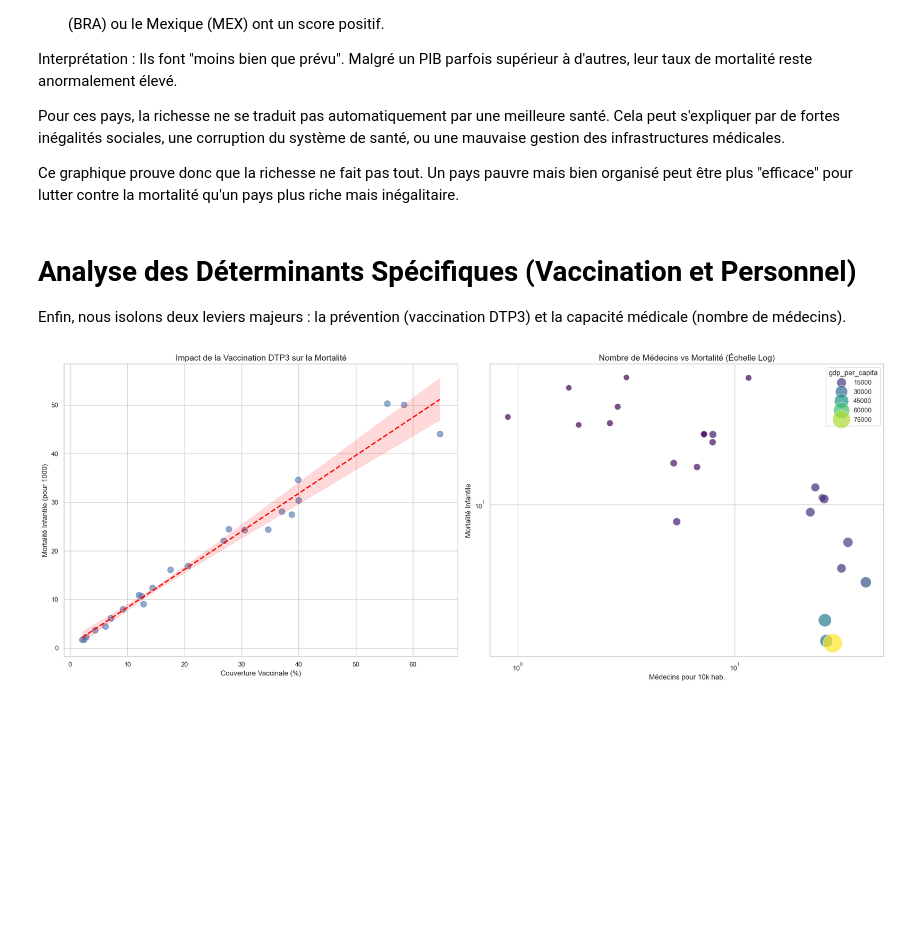
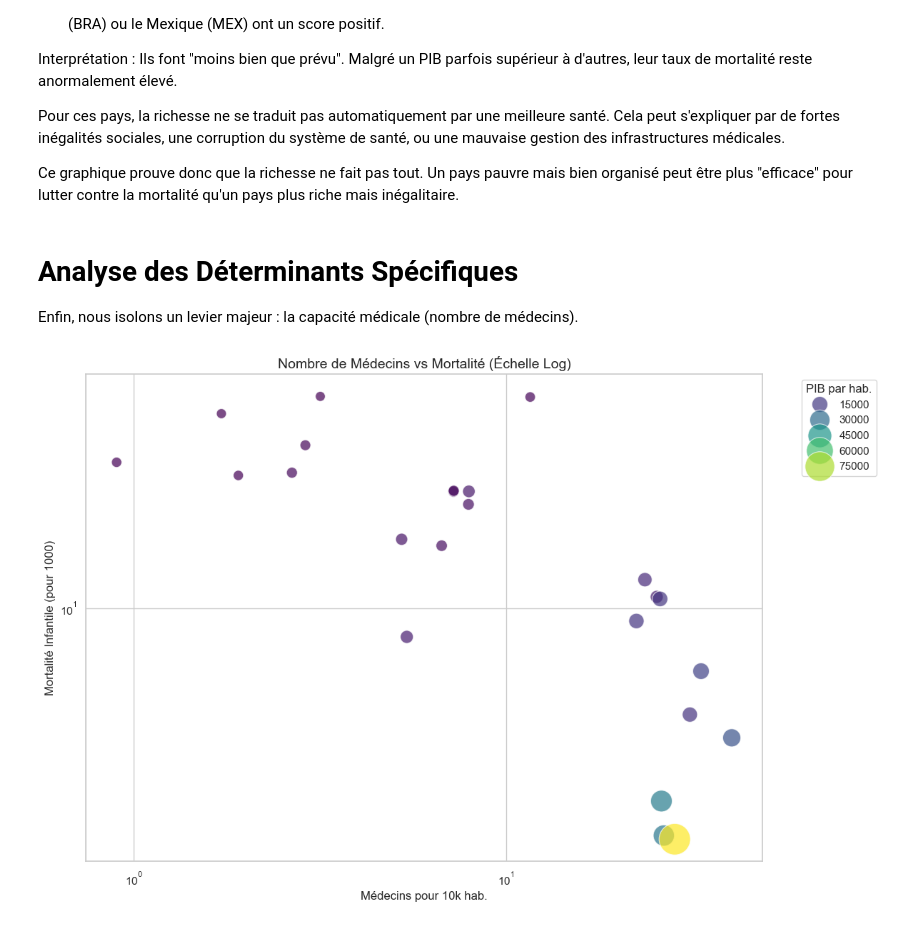
Before and after one commit to timthib/healthcare_disease_prediction, a Jupyter notebook: DataExploration.ipynb, the cells around one changed output. Cells and saved outputs as stored; diff of their text form; code cells hidden in the pictures; blank space fills up the shorter version.

Commit message:
graphique du coude

```diff
--- a/DataExploration.ipynb
+++ b/DataExploration.ipynb
@@ -223,30 +223,38 @@ Pour ces pays, la richesse ne se traduit pas automatiquement par une meilleure s
 
 Ce graphique prouve donc que la richesse ne fait pas tout. Un pays pauvre mais bien organisé peut être plus "efficace" pour lutter contre la mortalité qu'un pays plus riche mais inégalitaire.
 # %% [markdown]
-# Analyse des Déterminants Spécifiques (Vaccination et Personnel)
-Enfin, nous isolons deux leviers majeurs : la prévention (vaccination DTP3) et la capacité médicale (nombre de médecins).
+# Analyse des Déterminants Spécifiques
+Enfin, nous isolons un levier majeur : la capacité médicale (nombre de médecins).
 # %%
-fig, (ax1, ax2) = plt.subplots(1, 2, figsize=(20, 8))
+plt.figure(figsize=(12, 8))
 
-# Graphique 1 : Prévention (Vaccination)
-sns.regplot(data=df_latest, x='dtp3_vaccination_rate', y='infant_mortality_rate',
-            ax=ax1, scatter_kws={'s':100, 'alpha':0.6}, line_kws={'color':'red', 'ls':'--'})
-ax1.set_title("Impact de la Vaccination DTP3 sur la Mortalité", fontsize=14)
-ax1.set_xlabel("Couverture Vaccinale (%)")
-ax1.set_ylabel("Mortalité Infantile (pour 1000)")
+# Infrastructure (Médecins)
+sns.scatterplot(
+    data=df_latest,
+    x='doctors_per_10k',
+    y='infant_mortality_rate',
+    hue='gdp_per_capita',
+    size='gdp_per_capita',
+    sizes=(100, 1000),
+    palette='viridis',
+    alpha=0.7,
+    legend='brief'
+)
 
-# Graphique 2 : Infrastructure (Médecins)
-sns.scatterplot(data=df_latest, x='doctors_per_10k', y='infant_mortality_rate',
-                hue='gdp_per_capita', size='gdp_per_capita', sizes=(100, 1000),
-                palette='viridis', ax=ax2, alpha=0.7)
-ax2.set_xscale('log')
-ax2.set_yscale('log')
-ax2.set_title("Nombre de Médecins vs Mortalité (Échelle Log)", fontsize=14)
-ax2.set_xlabel("Médecins pour 10k hab.")
-ax2.set_ylabel("Mortalité Infantile")
+# Configuration des échelles logarithmiques directement sur l'objet courant (plt)
+plt.xscale('log')
+plt.yscale('log')
+
+# Titres et labels
+plt.title("Nombre de Médecins vs Mortalité (Échelle Log)", fontsize=14)
+plt.xlabel("Médecins pour 10k hab.")
+plt.ylabel("Mortalité Infantile (pour 1000)")
+
+# Placement de la légende à l'extérieur pour plus de clarté
+plt.legend(title="PIB par hab.", bbox_to_anchor=(1.05, 1), loc='upper left')
 
 plt.tight_layout()
 plt.show()
 # %% [output]
-[figure, old version]
+[figure, new version]
 # %% [markdown]
```
Also changed, not shown: parts of 1 cell of this notebook, 10 other files.
